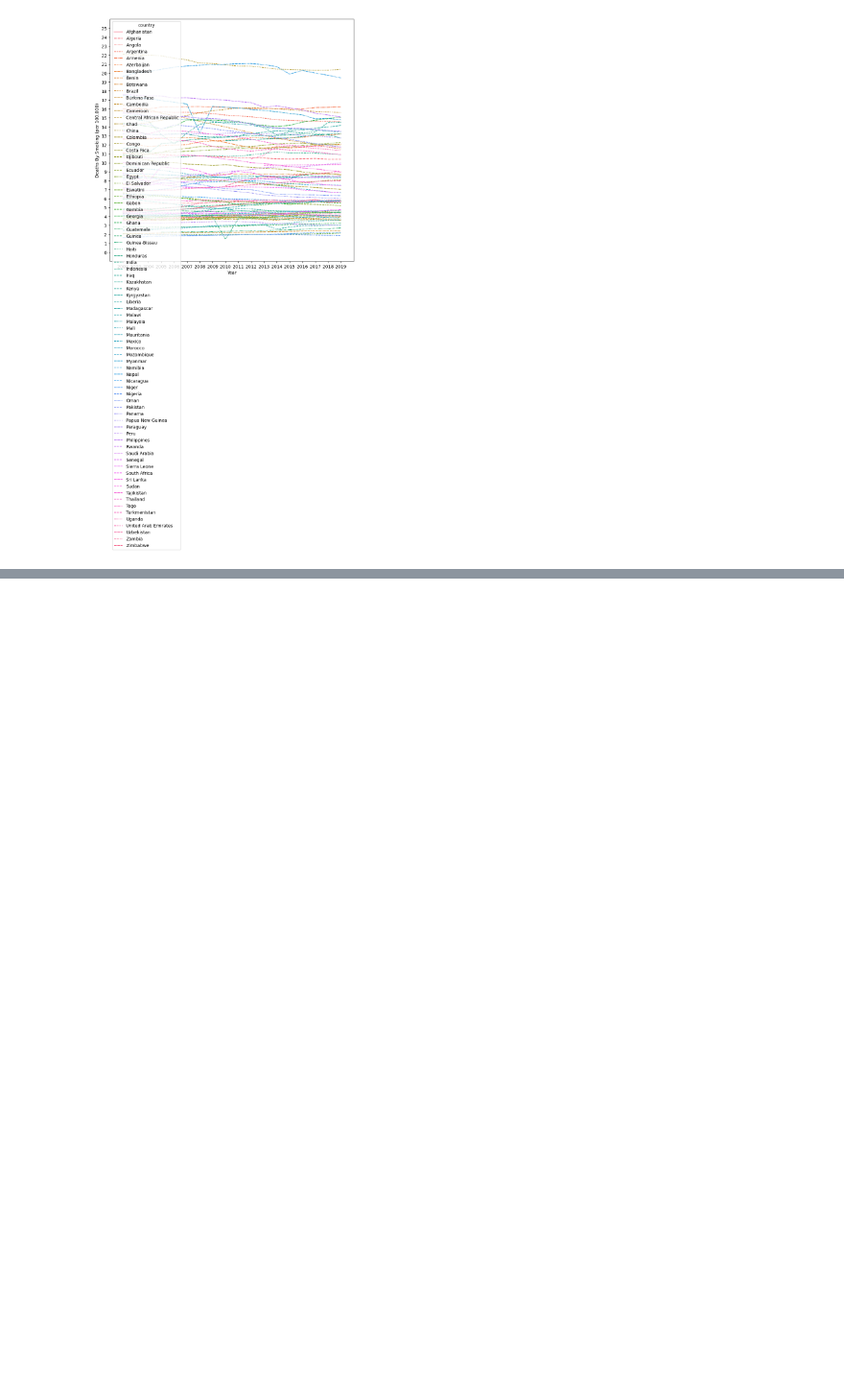
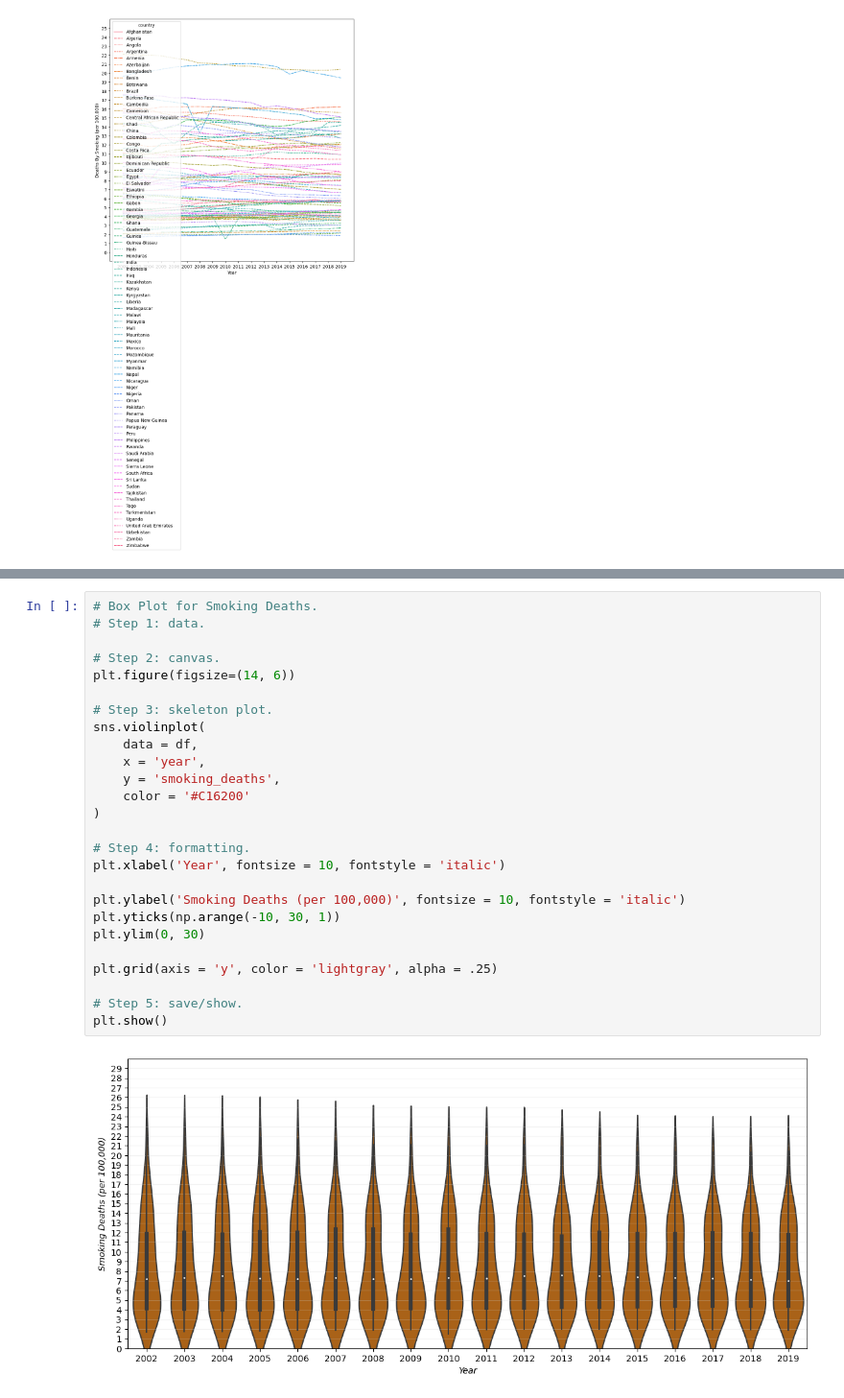
Before and after one commit to BramSunner/project-1-group-04, a Jupyter notebook: ethan-work/ethan-question.ipynb, the cells around one changed output, grey strips where cells are left out. Shown at 96% size. Drawn from its saved outputs; the diff is of its cells as text; blank space fills up the shorter version.

```diff
--- a/ethan-work/ethan-question.ipynb
+++ b/ethan-work/ethan-question.ipynb
@@ -169,0 +208,28 @@ plt.show()
+# %%
+# Box Plot for Smoking Deaths.
+# Step 1: data.
+
+# Step 2: canvas.
+plt.figure(figsize=(14, 6))
+
+# Step 3: skeleton plot.
+sns.violinplot(
+    data = df,
+    x = 'year',
+    y = 'smoking_deaths',
+    color = '#C16200'
+)
+
+# Step 4: formatting.
+plt.xlabel('Year', fontsize = 10, fontstyle = 'italic')
+
+plt.ylabel('Smoking Deaths (per 100,000)', fontsize = 10, fontstyle = 'italic')
+plt.yticks(np.arange(-10, 30, 1))
+plt.ylim(0, 30)
+
+plt.grid(axis = 'y', color = 'lightgray', alpha = .25)
+
+# Step 5: save/show.
+plt.show()
+# %% [output]
+[figure, added]
```
Also changed, not shown: parts of 15 cells of this notebook.
